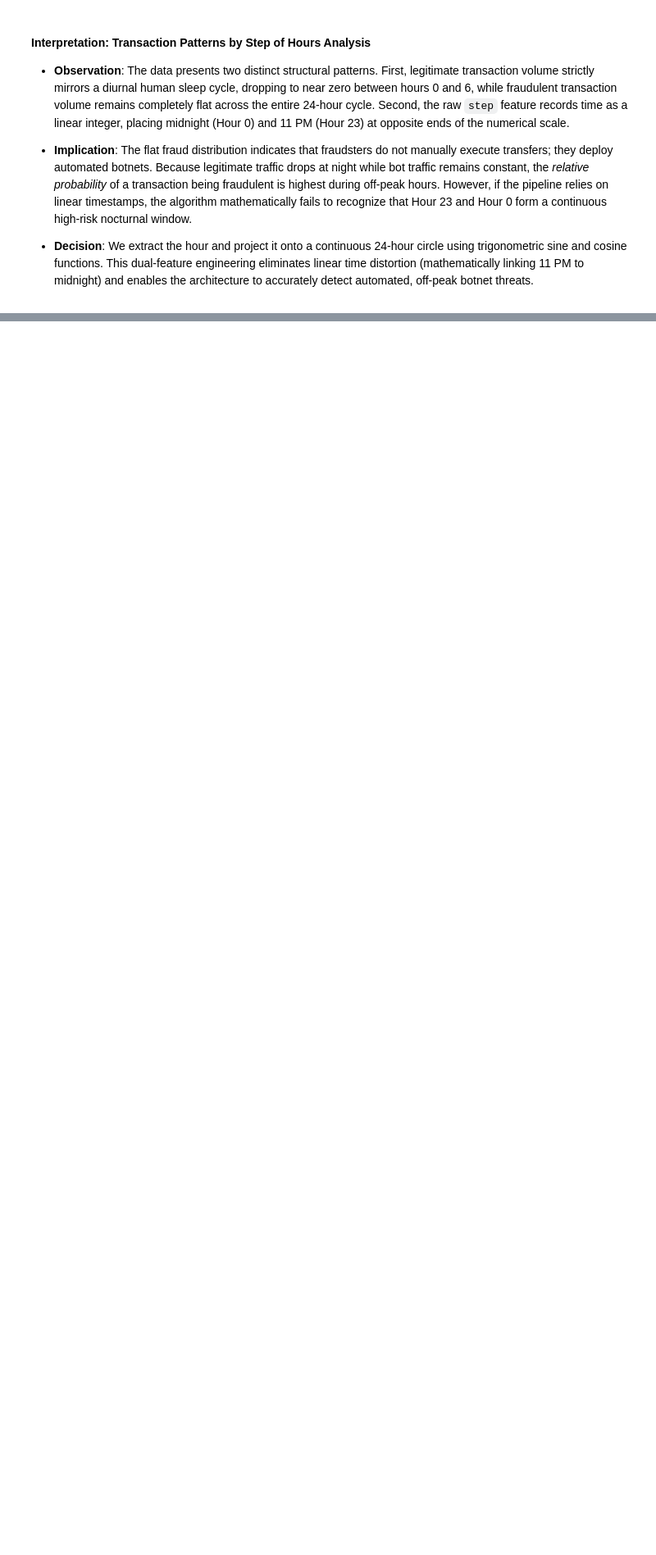
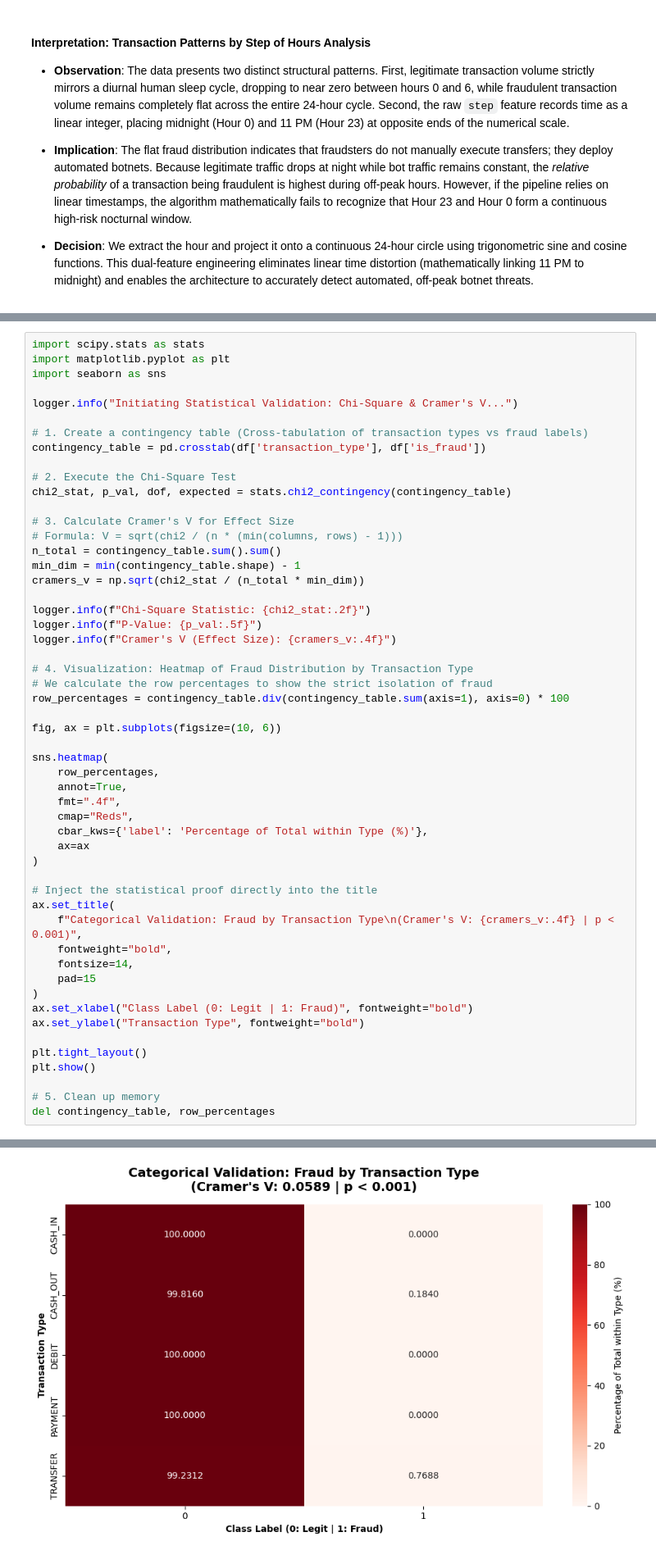
Before and after one commit to Quynh-Trang12/anomaly-watchers-donutpuff, a Jupyter notebook: ml_pipeline/notebooks/01_primary_analysis.ipynb, the cells around one changed output, grey strips where cells are left out. Shown at 82% size. Saved outputs shown, nothing was run; the diff lists cells and outputs as text; blank space fills up the shorter version.

```diff
--- a/ml_pipeline/notebooks/01_primary_analysis.ipynb
+++ b/ml_pipeline/notebooks/01_primary_analysis.ipynb
@@ -501,0 +672,54 @@ df.drop(columns=["hour_of_day"], inplace=True)
+# %%
+import scipy.stats as stats
+import matplotlib.pyplot as plt
+import seaborn as sns
+
+logger.info("Initiating Statistical Validation: Chi-Square & Cramer's V...")
+
+# 1. Create a contingency table (Cross-tabulation of transaction types vs fraud labels)
+contingency_table = pd.crosstab(df['transaction_type'], df['is_fraud'])
+
+# 2. Execute the Chi-Square Test
+chi2_stat, p_val, dof, expected = stats.chi2_contingency(contingency_table)
+
+# 3. Calculate Cramer's V for Effect Size
+# Formula: V = sqrt(chi2 / (n * (min(columns, rows) - 1)))
+n_total = contingency_table.sum().sum()
+min_dim = min(contingency_table.shape) - 1
+cramers_v = np.sqrt(chi2_stat / (n_total * min_dim))
+
+logger.info(f"Chi-Square Statistic: {chi2_stat:.2f}")
+logger.info(f"P-Value: {p_val:.5f}")
+logger.info(f"Cramer's V (Effect Size): {cramers_v:.4f}")
+
+# 4. Visualization: Heatmap of Fraud Distribution by Transaction Type
+# We calculate the row percentages to show the strict isolation of fraud
+row_percentages = contingency_table.div(contingency_table.sum(axis=1), axis=0) * 100
+
+fig, ax = plt.subplots(figsize=(10, 6))
+
+sns.heatmap(
+    row_percentages,
+    annot=True,
+    fmt=".4f",
+    cmap="Reds",
+    cbar_kws={'label': 'Percentage of Total within Type (%)'},
+    ax=ax
+)
+
+# Inject the statistical proof directly into the title
+ax.set_title(
+    f"Categorical Validation: Fraud by Transaction Type\n(Cramer's V: {cramers_v:.4f} | p < 0.001)",
+    fontweight="bold",
+    fontsize=14,
+    pad=15
+)
+ax.set_xlabel("Class Label (0: Legit | 1: Fraud)", fontweight="bold")
+ax.set_ylabel("Transaction Type", fontweight="bold")
+
+plt.tight_layout()
+plt.show()
+
+# 5. Clean up memory
+del contingency_table, row_percentages
+# %% [output]
@@ -501,0 +730 @@ df.drop(columns=["hour_of_day"], inplace=True)
+[figure, added]
```
Also changed, not shown: parts of 44 cells of this notebook, 2 other files.
